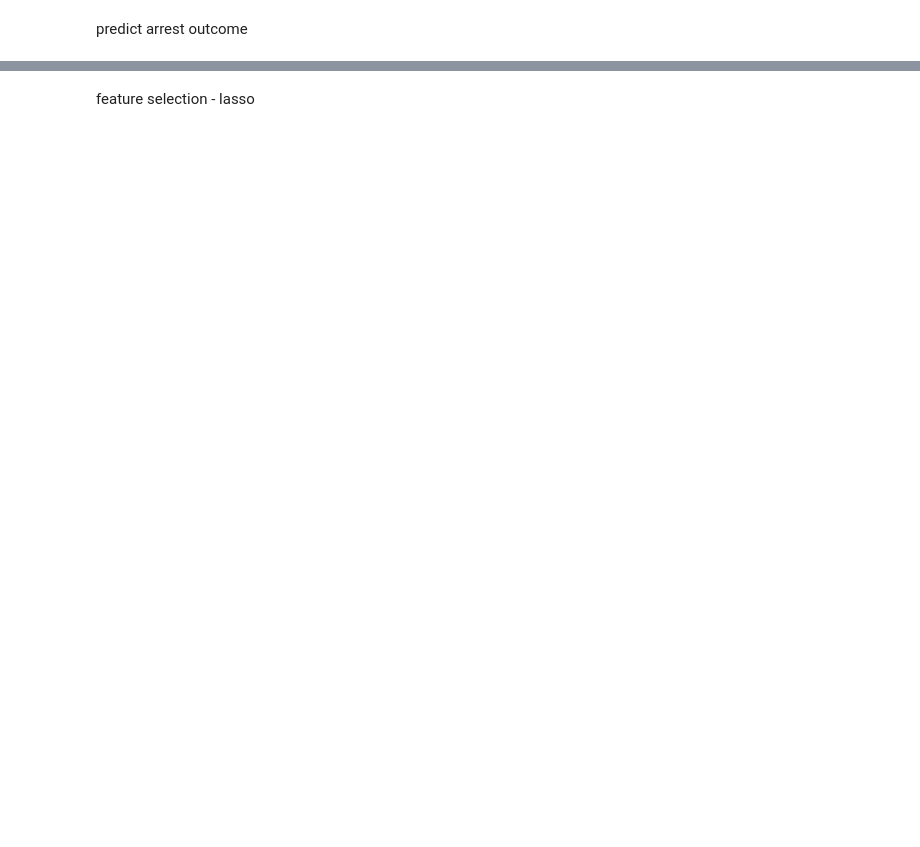
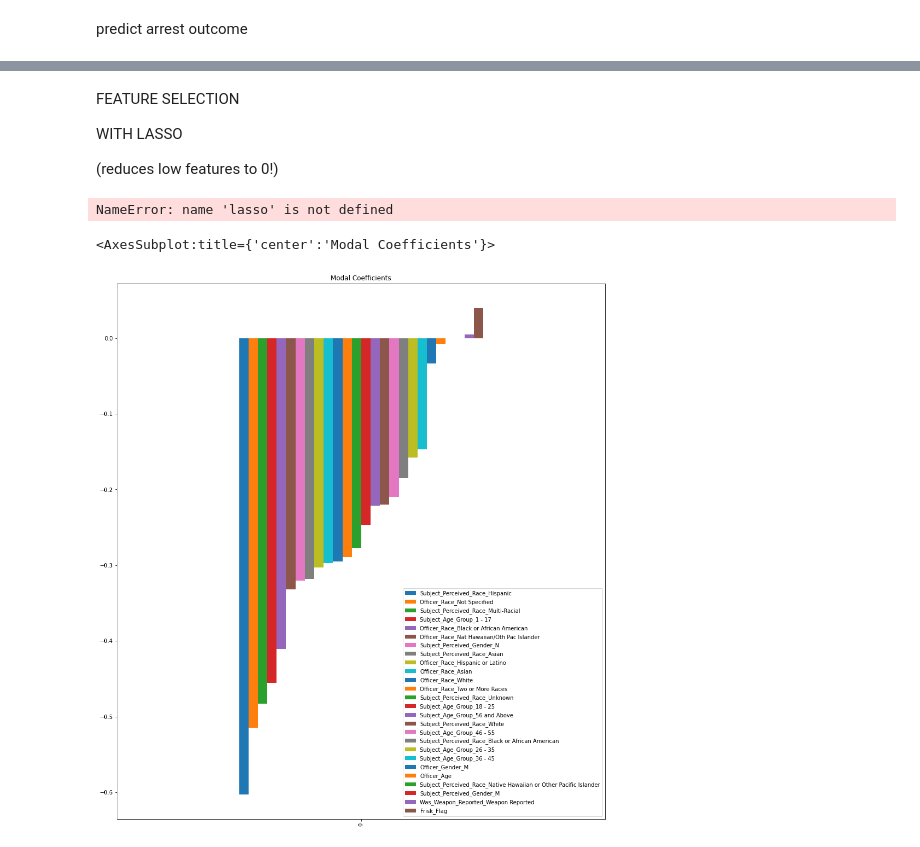
Before and after one commit to shadel96/dsc-Terry_Stops_Analysis, a Jupyter notebook: terry_models.ipynb, the cells around one changed output, grey strips where cells are left out. Saved outputs shown, nothing was run; the diff lists cells and outputs as text; code cells hidden in the pictures; blank space fills up the shorter version.

```diff
--- a/terry_models.ipynb
+++ b/terry_models.ipynb
@@ -150,2 +102,31 @@ we can further fine tune this model by adjust the parameters, using gridsearchcv
-# %% [markdown]
-feature selection - lasso
+# %% [markdown]
+FEATURE SELECTION
+
+WITH LASSO
+
+(reduces low features to 0!)
+# %%
+scaler = StandardScaler()
+# fit the scaler to the training data
+scaler.fit(X_train)
+#transform the training data
+X_trainFS = pd.DataFrame(data = scaler.transform(X_train), columns = X.columns)
+#transform the testing dat
+X_testFS = pd.DataFrame(data = scaler.transform(X_test), columns = X.columns)
+# %%
+lasso = Lasso(alpha = 0.001, normalize = False)
+lasso = lasso.fit(X_train, y_train)
+y_train_predFS = lasso.predict(X_train)
+# y_test_pred_fs = lasso.predict(X_test_fs)
+# %%
+lasso.coef_
+# %% [output]
+NameError: name 'lasso' is not defined
+# %%
+lasso_coef = pd.DataFrame(data=lasso.coef_).T
+lasso_coef.columns = X_trainFS.columns
+lasso_coef = lasso_coef.T.sort_values(by=0).T
+lasso_coef.plot(kind='bar', title='Modal Coefficients', legend=True, figsize=(16,18))
+# %% [output]
+<AxesSubplot:title={'center':'Modal Coefficients'}>
+[figure, added]
```
Also changed, not shown: parts of 33 cells of this notebook, 2 other files.
